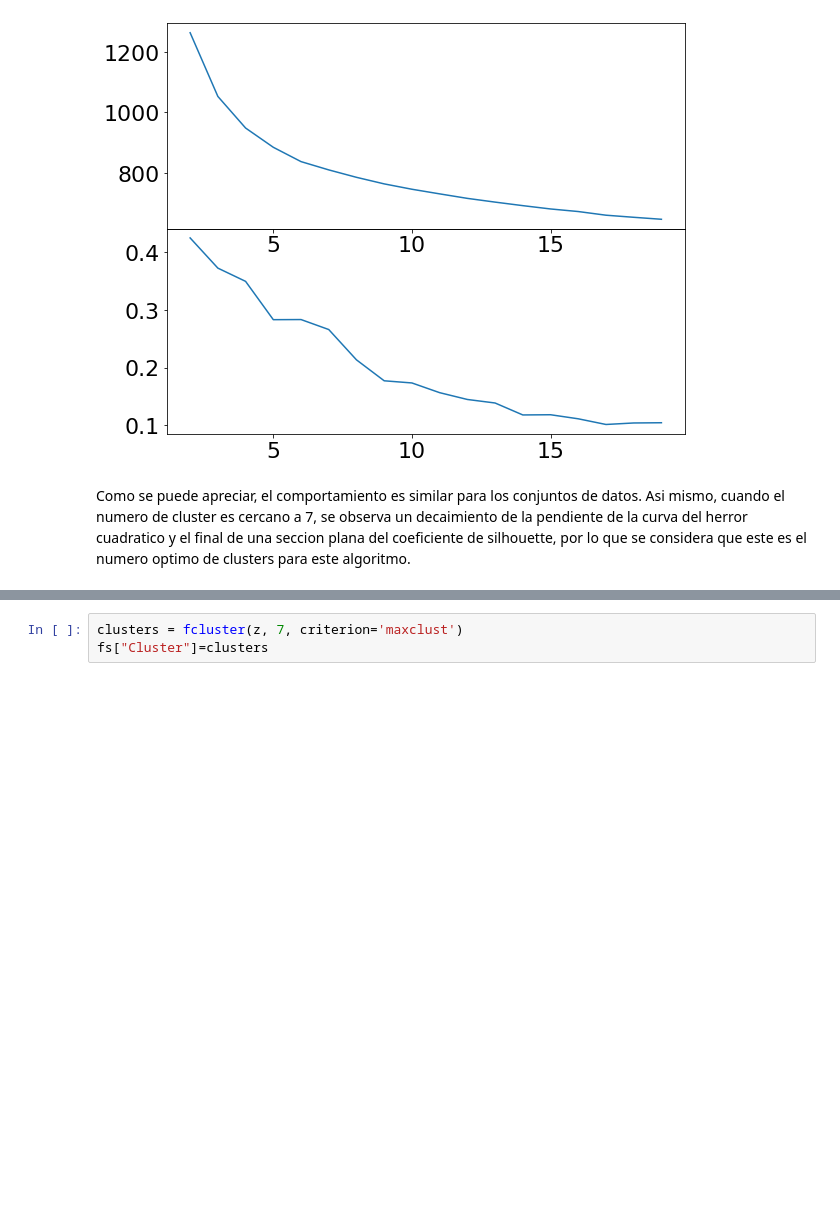
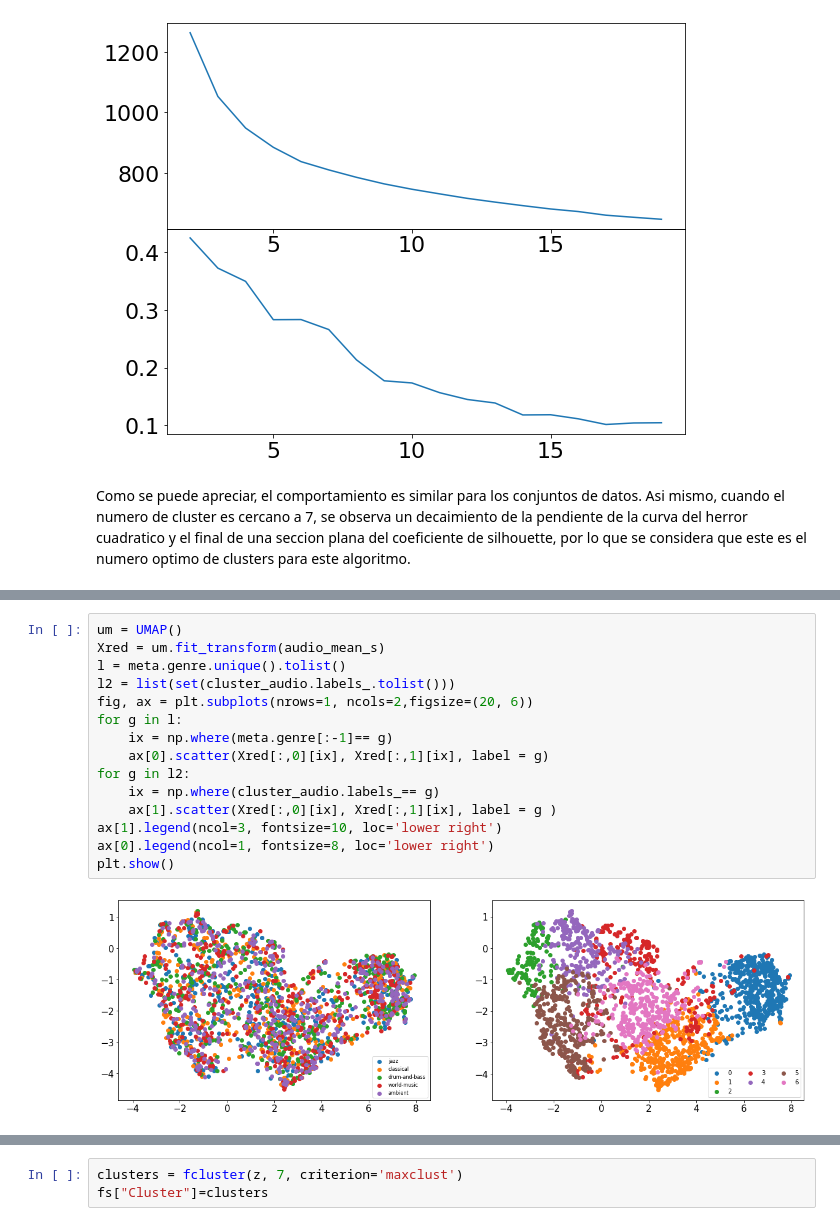
Before and after one commit to jjiguaran/Cluster-de-audio, a Jupyter notebook: TP1_CYT.ipynb, the cells around one changed output, grey strips where cells are left out. Cells and saved outputs as stored; diff of their text form; blank space fills up the shorter version.

```diff
--- a/TP1_CYT.ipynb
+++ b/TP1_CYT.ipynb
@@ -202,0 +350,17 @@ Como se puede apreciar, el comportamiento es similar para los conjuntos de datos
+# %%
+um = UMAP()
+Xred = um.fit_transform(audio_mean_s)
+l = meta.genre.unique().tolist()
+l2 = list(set(cluster_audio.labels_.tolist()))
+fig, ax = plt.subplots(nrows=1, ncols=2,figsize=(20, 6))
+for g in l:
+    ix = np.where(meta.genre[:-1]== g)
+    ax[0].scatter(Xred[:,0][ix], Xred[:,1][ix], label = g)
+for g in l2:
+    ix = np.where(cluster_audio.labels_== g)
+    ax[1].scatter(Xred[:,0][ix], Xred[:,1][ix], label = g )
+ax[1].legend(ncol=3, fontsize=10, loc='lower right')
+ax[0].legend(ncol=1, fontsize=8, loc='lower right')
+plt.show()
+# %% [output]
+[figure, added]
```
Also changed, not shown: parts of 19 cells of this notebook.
